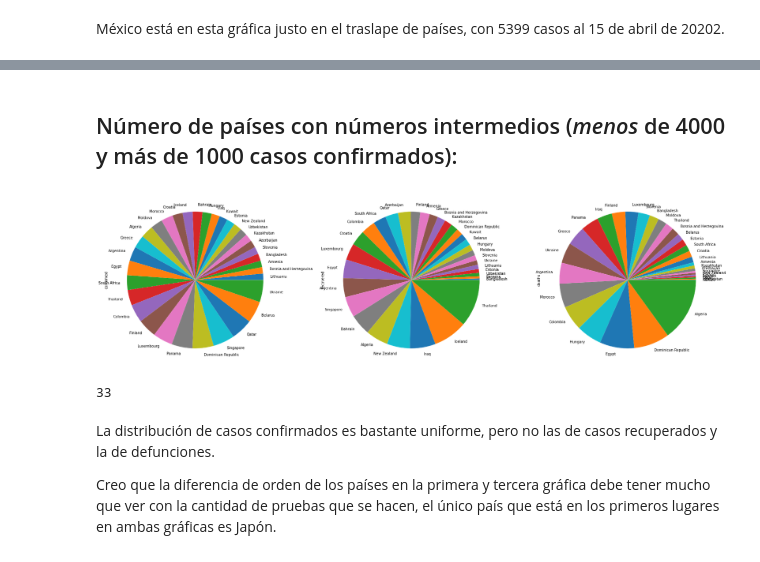
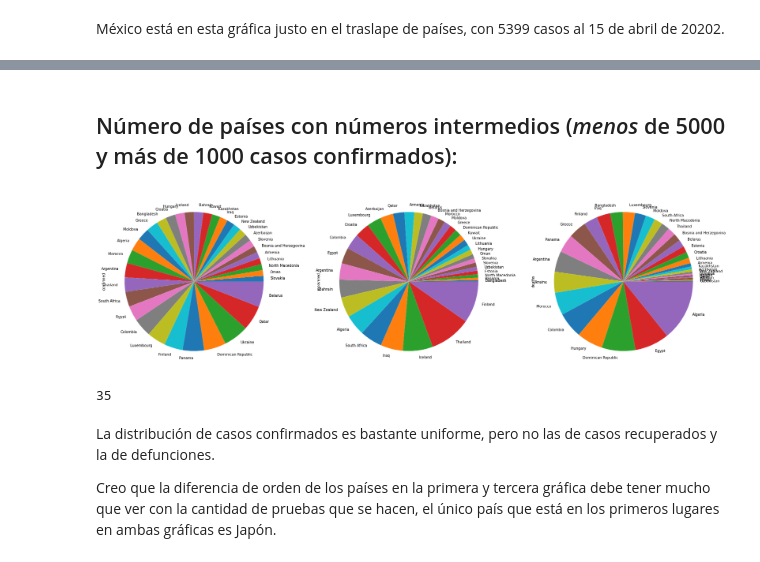
Before and after one commit to garaged/covid19-dataview, a Jupyter notebook: covid-19 pomber data set.ipynb, the cells around one changed output, grey strips where cells are left out. Cells and saved outputs as stored; diff of their text form; code cells hidden in the pictures.

```diff
--- a/covid-19 pomber data set.ipynb
+++ b/covid-19 pomber data set.ipynb
@@ -358,19 +388,19 @@ deaths        406
 Name: Mexico, dtype: int64
 # %% [markdown]
-## Número de países con números intermedios (*menos* de 4000 y más de 1000 casos confirmados):
+## Número de países con números intermedios (*menos* de 5000 y más de 1000 casos confirmados):
 # %%
 fig, ax = plt.subplots(1,3, figsize=(25,10))
-country_day_middle = country_day.query("confirmed <= 4000 & confirmed > 1000")
+country_day_middle = country_day.query("confirmed <= 5000 & confirmed > 1000")
 country_day_middle['confirmed'].sort_values().plot(kind='pie', ax = ax[0])
 country_day_middle['recovered'].sort_values().plot(kind='pie', ax = ax[1])
 country_day_middle['deaths'].sort_values().plot(kind='pie', ax = ax[2])
 plt.tight_layout()
 # %% [output]
-[figure, old version]
+[figure, new version]
 # %%
 country_day_middle["confirmed"].count()
 # %% [output]
-33
+35
 # %% [markdown]
 La distribución de casos confirmados es bastante uniforme, pero no las de casos recuperados y la de defunciones.
 
```
Also changed, not shown: parts of 63 cells of this notebook, 1 other file.
